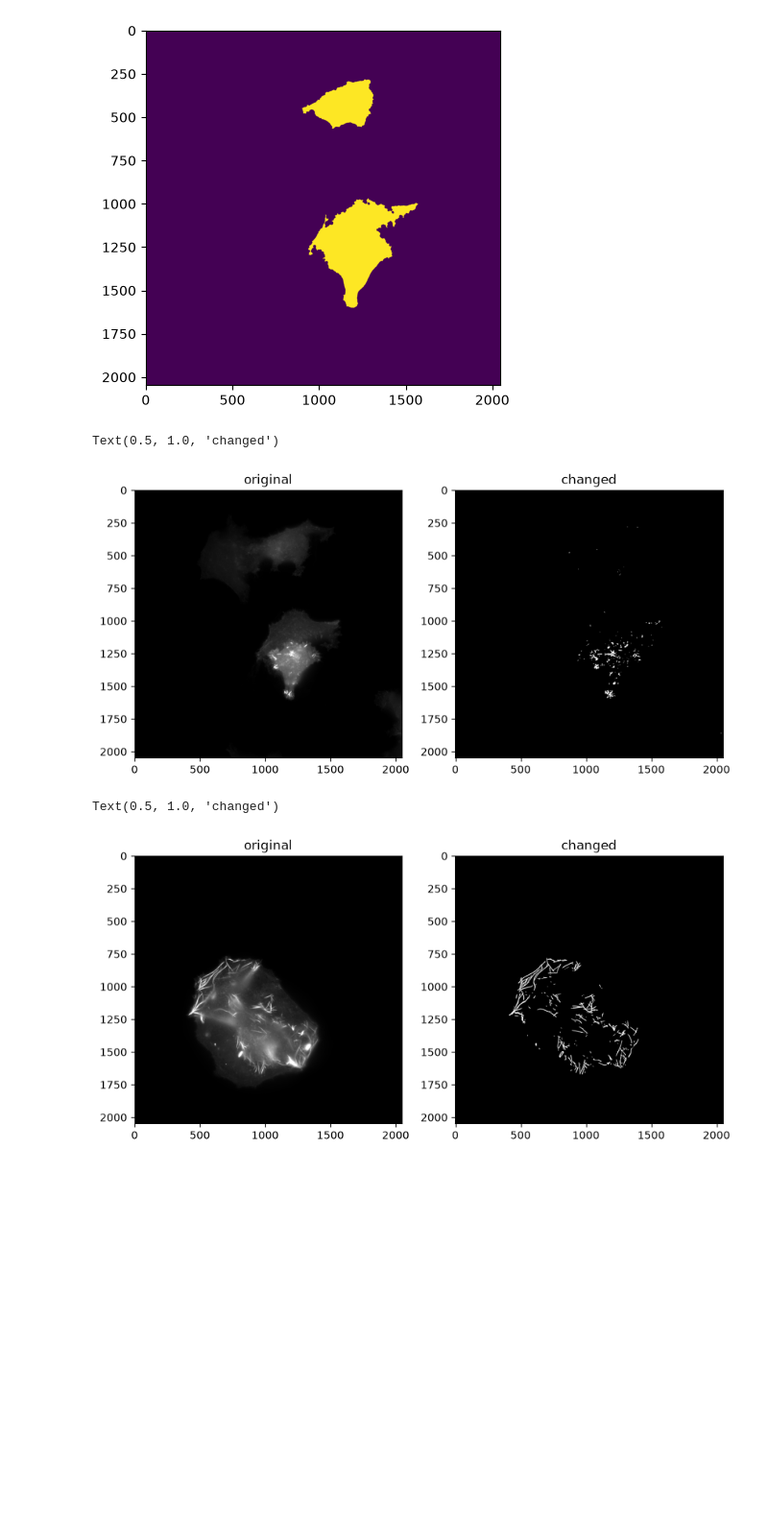
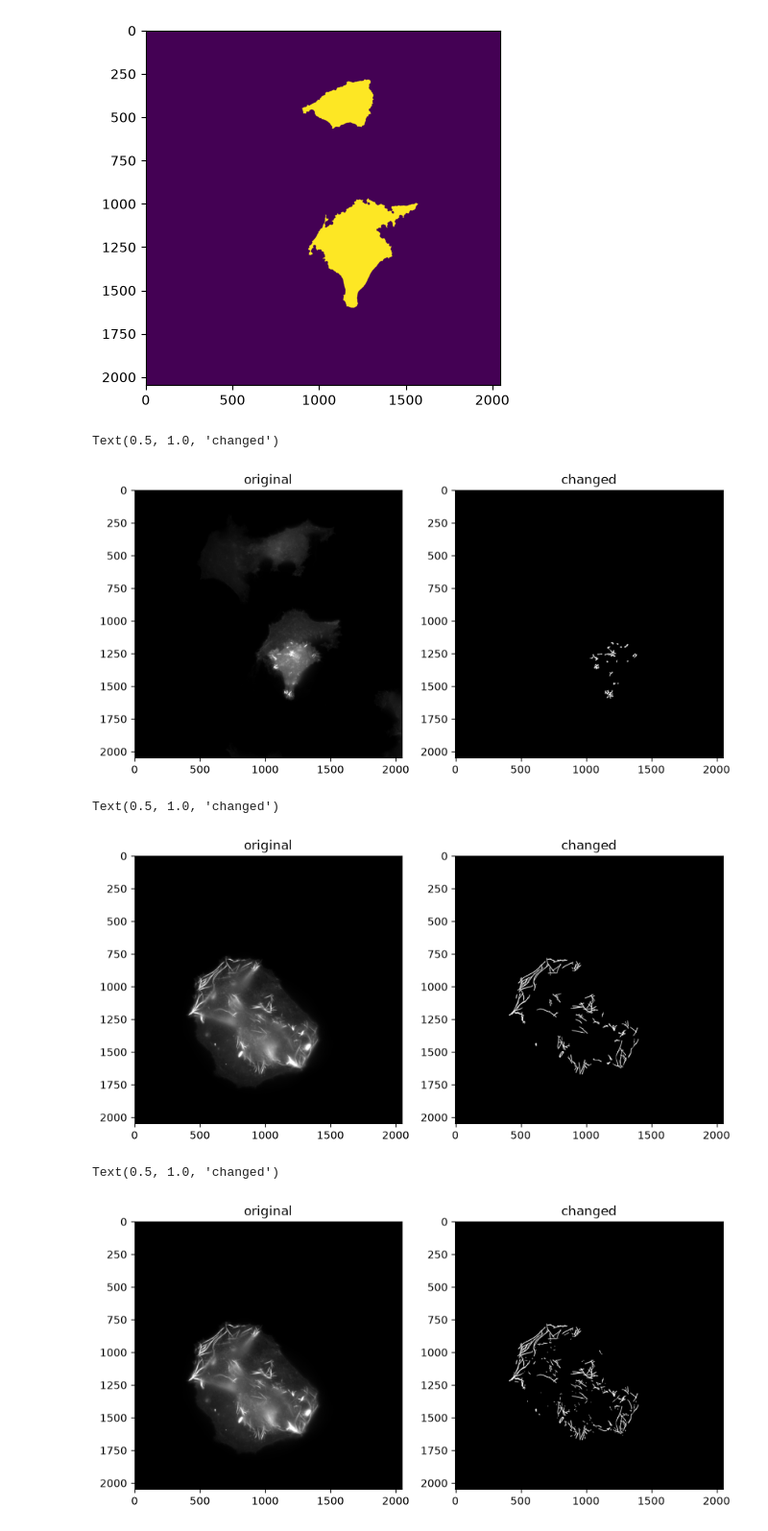
Before and after one commit to TylerMoore080506/actin-bundle-counter, a Jupyter notebook: Notebooks/CounterNB1.ipynb, the cells around one changed output. Shown at 96% size. Saved outputs shown, nothing was run; the diff lists cells and outputs as text; code cells hidden in the pictures; blank space fills up the shorter version.

Commit message:
added a loop to go through all the objects from my tophat mask and check if they contain a pixel above the intensity of the cutoff value, todo: fix the getcellmask function, its losing a lot of cytoplasm

```diff
--- a/Notebooks/CounterNB1.ipynb
+++ b/Notebooks/CounterNB1.ipynb
@@ -12,11 +12,11 @@ test_image1 = io.imread("/Users/tylermoore/Main_Workspaces/Main/Cell_im_data/ext
 BACK_GRND_RADIUS = 12 # disk size for tophat
 SIGMAS = range(1,3)   # for edge detection filter
 RIDGE_K = 5           # multiplier constant for ridge mask tuning
-BRIGHTNESS_K = 5      # multiplier constant for brightness mask tuning
+BRIGHTNESS_K = 4      # multiplier constant for brightness mask tuning
 SML_OBJ_PIX = 15      # for removing small objects (size of smalles object)
-
 MIN_CELL_SIZE = 200
 CLOSING_RADIUS = 5
+STRICT_K = 20
 #decided to use MAD (median absolute deviation) because the very bright pixels bring up the mean and drown
 #out fainter bundle pixels
 def _mad(values, med):
@@ -79,6 +79,13 @@ def clean(img):
     #overlaps all three masks and only outputs the overlap
     binary_image = rid_mask & bright_mask & cell_mask
 
+    strict_cutoff = top_med + (STRICT_K * top_mad)
+    labled = measure.label(binary_image)
+    labled2 = measure.regionprops(labled, intensity_image=tophat)
+
+    keep = [obj.label for obj in labled2 if obj.intensity_max > strict_cutoff]
+    binary_image = np.isin(labled, keep)
+
     binary_image = morphology.remove_small_objects(binary_image, max_size=SML_OBJ_PIX)
 
     return binary_image
@@ -102,7 +109,7 @@ axes[1].imshow(cleaned_im2, cmap='gray')
 axes[1].set_title("changed")
 # %% [output]
 Text(0.5, 1.0, 'changed')
-[figure, old version]
+[figure, new version]
 # %%
 uncleaned_im1 = io.imread("/Users/tylermoore/Main_Workspaces/Main/Cell_im_data/extracted/Test_im/Test_im1.png", as_gray=True)
 cleaned_im1 = clean(io.imread("/Users/tylermoore/Main_Workspaces/Main/Cell_im_data/extracted/Test_im/Test_im1.png", as_gray=True))
@@ -115,4 +122,17 @@ axes[1].imshow(cleaned_im1, cmap='gray')
 axes[1].set_title("changed")
 # %% [output]
 Text(0.5, 1.0, 'changed')
-[figure, old version]
+[figure, new version]
+# %%
+uncleaned_im1 = io.imread("/Users/tylermoore/Main_Workspaces/Main/Cell_im_data/extracted/Test_im/Test_im1.png", as_gray=True)
+cleaned_im1 = clean(io.imread("/Users/tylermoore/Main_Workspaces/Main/Cell_im_data/extracted/Test_im/Test_im1.png", as_gray=True))
+fig, axes = plt.subplots(1,2, figsize=(10,5))
+
+axes[0].imshow(uncleaned_im1, cmap='gray')
+axes[0].set_title("original")
+
+axes[1].imshow(cleaned_im1, cmap='gray')
+axes[1].set_title("changed")
+# %% [output]
+Text(0.5, 1.0, 'changed')
+[figure, added]
```
